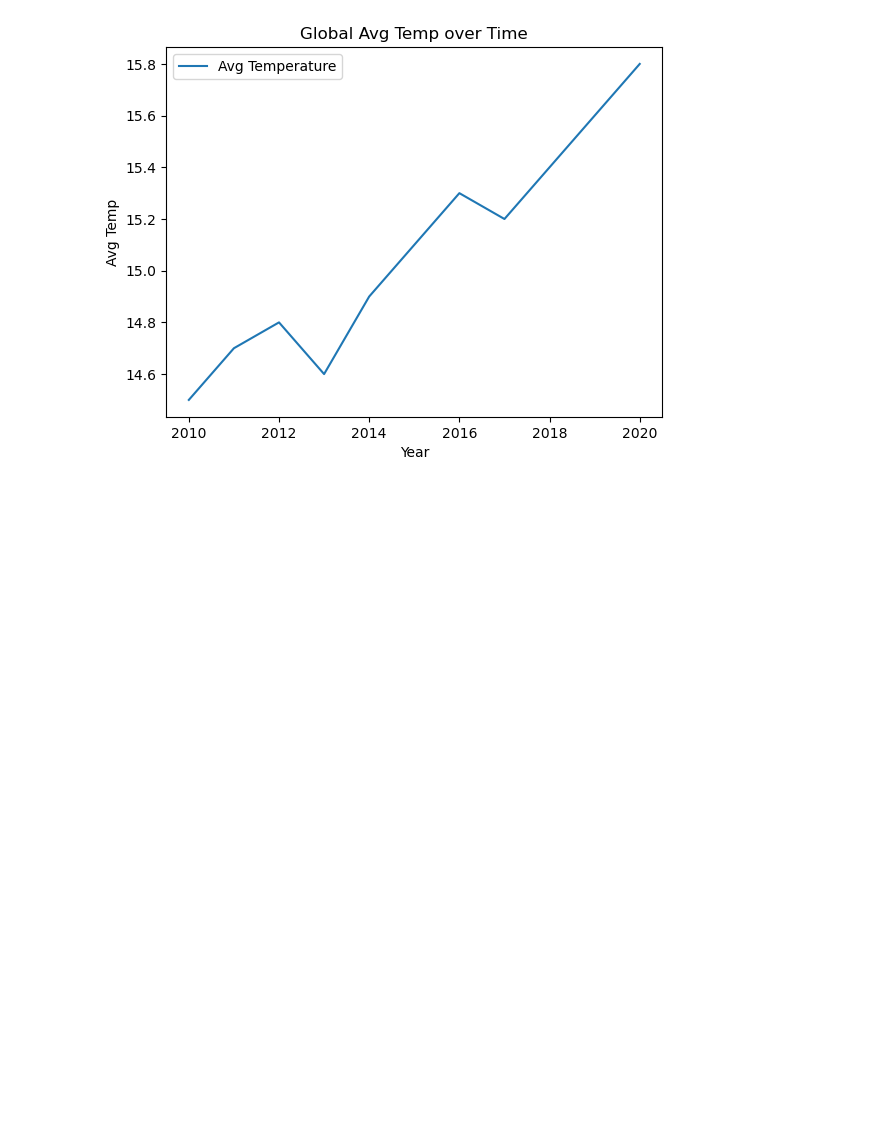
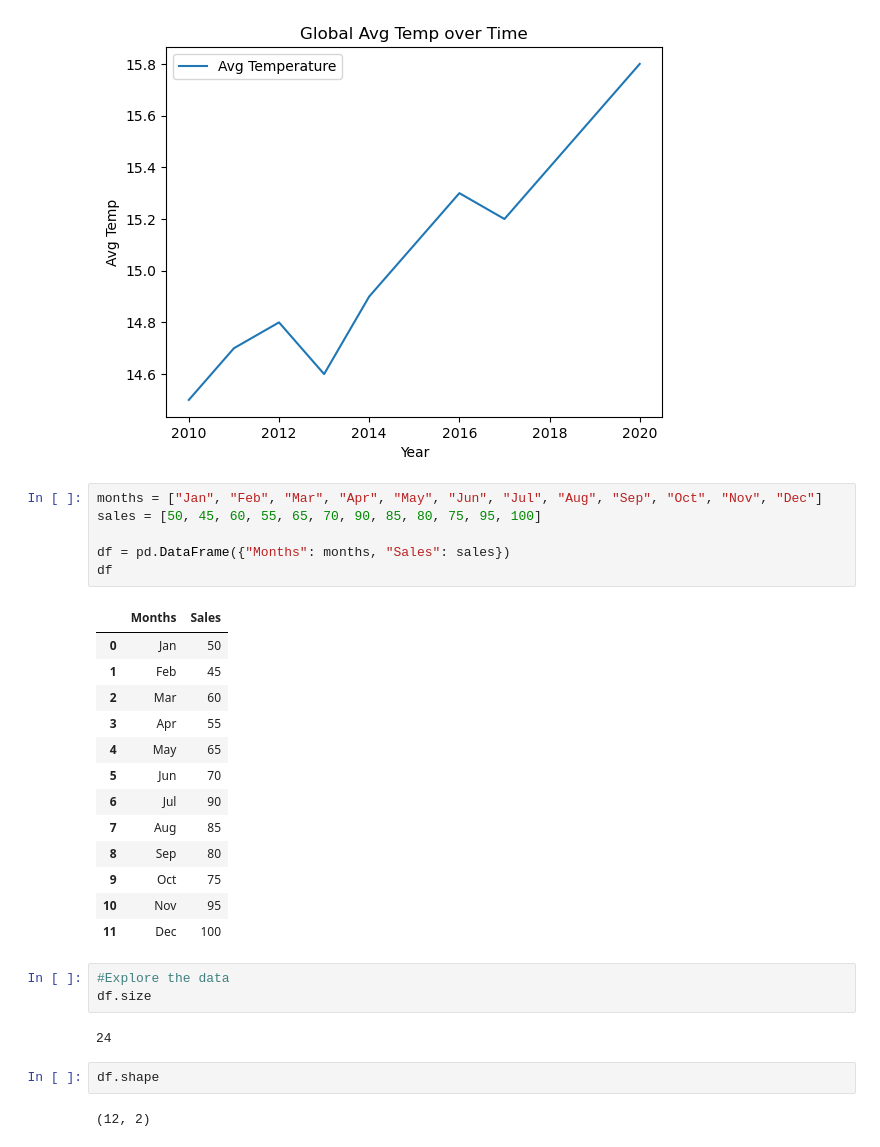
Before and after one commit to AnitaChesire/data_science_hub, a Jupyter notebook: Matplotlib.ipynb, the cells around one changed output. Cells and saved outputs as stored; diff of their text form; blank space fills up the shorter version.

```diff
--- a/Matplotlib.ipynb
+++ b/Matplotlib.ipynb
@@ -96,3 +96,32 @@ plt.legend()
 plt.show()
 # %% [output]
 [figure]
+# %%
+months = ["Jan", "Feb", "Mar", "Apr", "May", "Jun", "Jul", "Aug", "Sep", "Oct", "Nov", "Dec"]
+sales = [50, 45, 60, 55, 65, 70, 90, 85, 80, 75, 95, 100]
+
+df = pd.DataFrame({"Months": months, "Sales": sales})
+df
+# %% [output]
+|  | Months | Sales |
+| 0 | Jan | 50 |
+| 1 | Feb | 45 |
+| 2 | Mar | 60 |
+| 3 | Apr | 55 |
+| 4 | May | 65 |
+| 5 | Jun | 70 |
+| 6 | Jul | 90 |
+| 7 | Aug | 85 |
+| 8 | Sep | 80 |
+| 9 | Oct | 75 |
+| 10 | Nov | 95 |
+| 11 | Dec | 100 |
+# %%
+#Explore the data
+df.size
+# %% [output]
+24
+# %%
+df.shape
+# %% [output]
+(12, 2)
```
Also changed, not shown: parts of 5 cells of this notebook.
